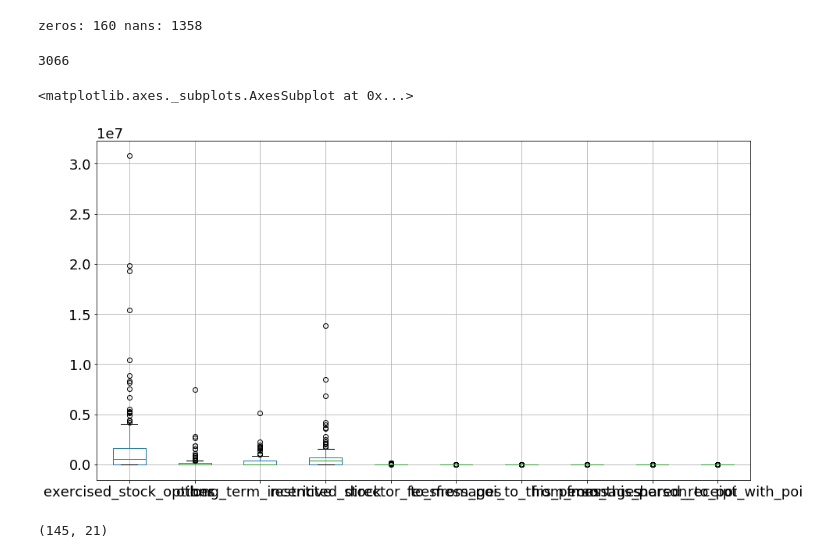
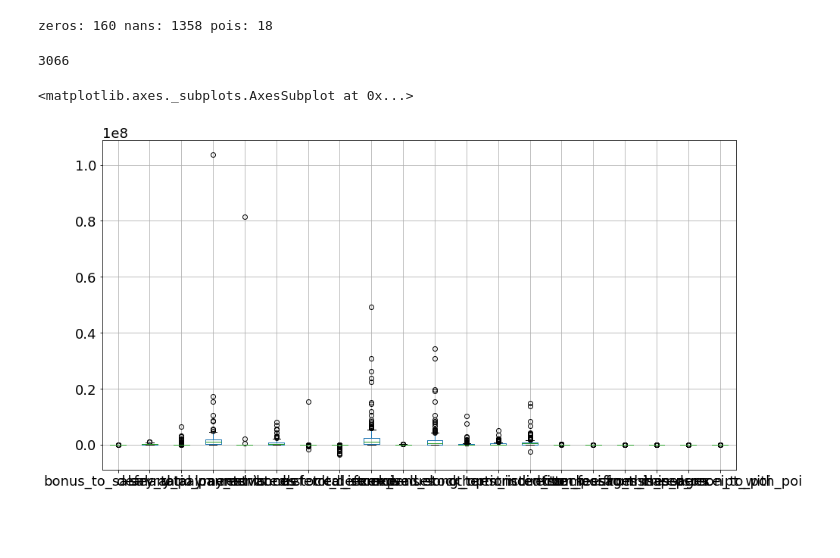
Before and after one commit to arubisov/ud-120, a Jupyter notebook: final_project/py27 exploration.ipynb, the cells around one changed output. Cells and saved outputs as stored; diff of their text form; code cells hidden in the pictures; blank space fills up the shorter version.

```diff
--- a/final_project/py27 exploration.ipynb
+++ b/final_project/py27 exploration.ipynb
@@ -16,18 +19,21 @@ email_features = ['to_messages', 'from_poi_to_this_person', 'from_messages', 'fr
 # %%
 zeros = 0
 nans = 0
+pois = 0
 for k, v in data_dict.iteritems():
     for a, b in v.iteritems():
         if b == 'NaN':
             nans += 1
         if b == 0:
             zeros += 1
+        if a == 'poi' and b == True:
+            pois += 1
 
-print "zeros: {} nans: {}".format(zeros, nans)
+print "zeros: {} nans: {} pois: {}".format(zeros, nans, pois)
 
 146*21
 # %% [output]
-zeros: 160 nans: 1358
+zeros: 160 nans: 1358 pois: 18
 3066
 # %%
 ### Task 3: Create new feature(s)
@@ -45,4 +51,6 @@ my_dataset = data_dict
 ### The first feature must be "poi".
 ### Extract features and labels from dataset for local testing
 features_list = ['poi'] + ['bonus_to_salary_ratio'] + financial_features + email_features
-df = featureFormatDF(my_dataset, features_list, sort_keys = True)
+# features_list = ['poi'] + email_features
+df = featureFormatDF(my_dataset, features_list, remove_all_zeroes=False, sort_keys = True)
+df = df.drop(['TOTAL'])
@@ -49,16 +64,12 @@ df = featureFormatDF(my_dataset, features_list, sort_keys = True)
 # %%
 %matplotlib inline
 import matplotlib as matplotlib
 import matplotlib.pyplot as plt
 from matplotlib import gridspec
 matplotlib.rcParams.update({'font.size': 18})
 plt.rcParams['figure.figsize'] = (15,8)
 
-df.boxplot(features_list[11:])
+df.boxplot(features_list[1:])
 # %% [output]
 <matplotlib.axes._subplots.AxesSubplot at 0x...>
-[figure, old version]
+[figure, new version]
-# %%
-df.shape
-# %% [output]
-(145, 21)
```
Also changed, not shown: parts of 13 cells of this notebook, 3 other files.
